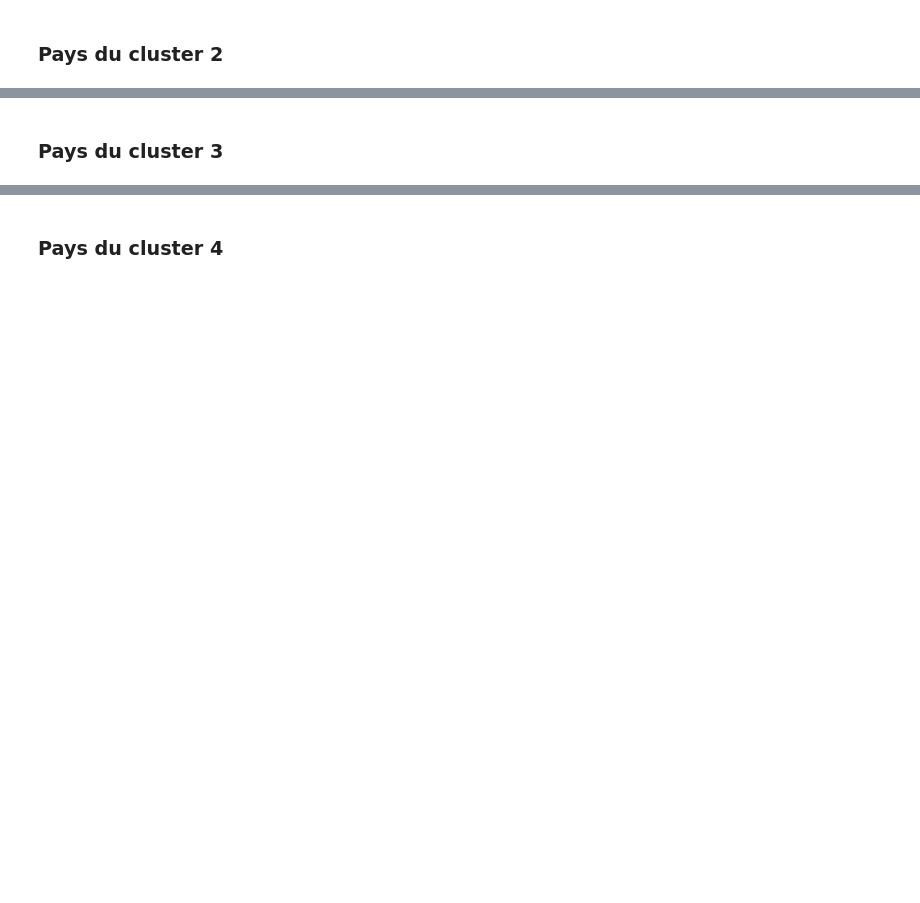
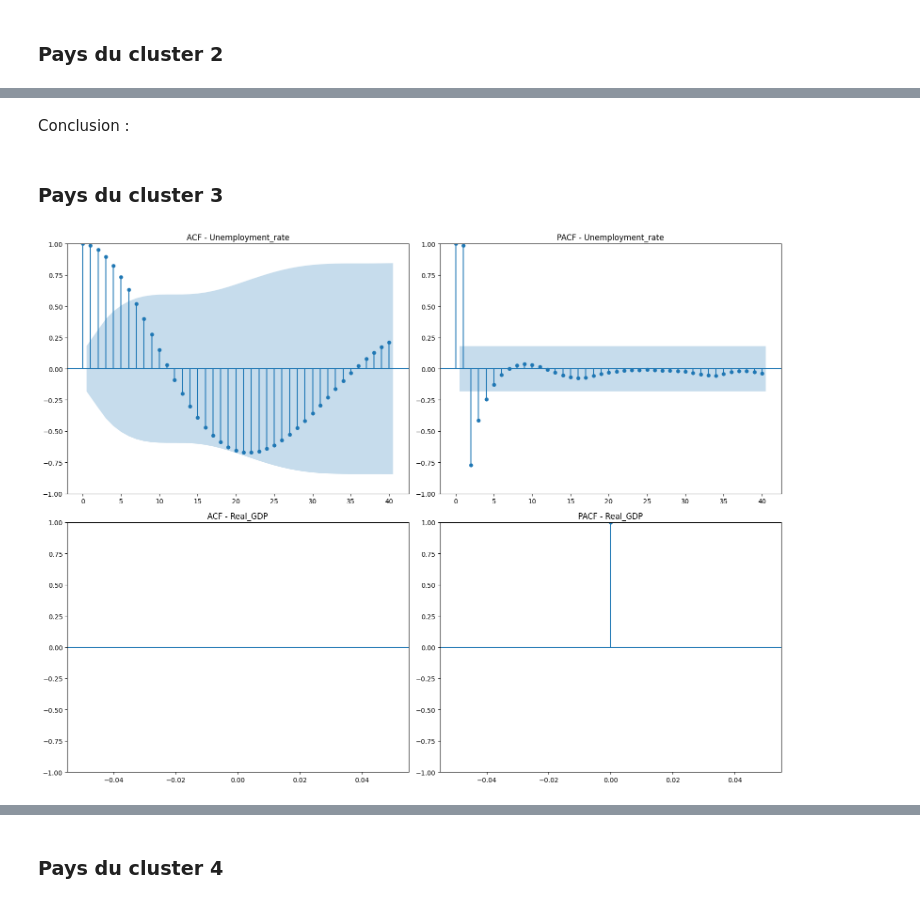
Before and after one commit to Marimar4/Projet-Python, a Jupyter notebook: monmodule/Modélisation.ipynb, the cells around one changed output, grey strips where cells are left out. Cells and saved outputs as stored; diff of their text form; code cells hidden in the pictures; blank space fills up the shorter version.

```diff
--- a/monmodule/Modélisation.ipynb
+++ b/monmodule/Modélisation.ipynb
@@ -493,4 +536,10 @@ country_code2 = list_random_countries[1]
+# %% [markdown]
+Conclusion :
 # %% [markdown]
 ### Pays du cluster 3
 # %%
 country_code3 = list_random_countries[2]
+country3 = PreProcessing(country_code3, df_unemployment, df_gdp)
+country3.ACF_PACF_plot()
+# %% [output]
+[figure, added]
```
Also changed, not shown: parts of 31 cells of this notebook, 1 other file.
